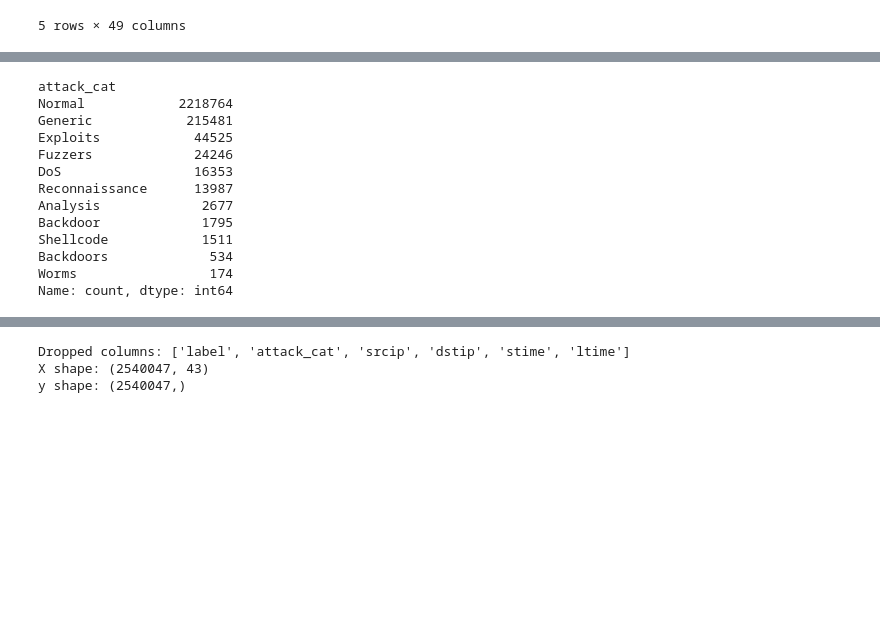
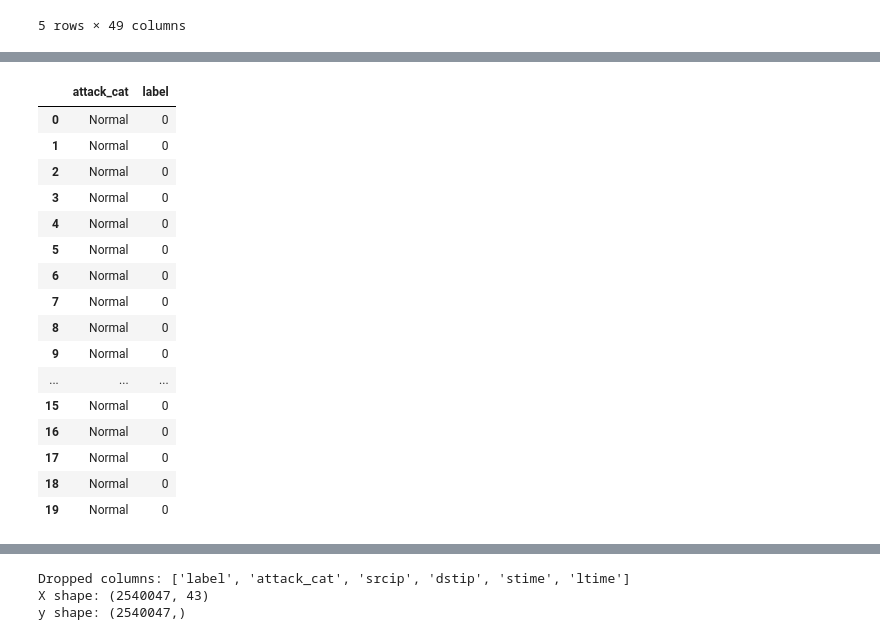
Before and after one commit to Driedoutjerky/nid-data-mining, a Jupyter notebook: notebooks/02_baseline_preprocessing.ipynb, the cells around one changed output, grey strips where cells are left out. Cells and saved outputs as stored; diff of their text form; code cells hidden in the pictures; blank space fills up the shorter version.

```diff
--- a/notebooks/02_baseline_preprocessing.ipynb
+++ b/notebooks/02_baseline_preprocessing.ipynb
@@ -144,25 +168,29 @@ memory usage: 949.6+ MB
 # %%
 # Normal traffic may have missing attack_cat in the full CSV files
 df["attack_cat"] = df["attack_cat"].fillna("Normal")
 df["attack_cat"] = df["attack_cat"].astype(str).str.strip()
 
 # service "-" means unidentified service
 df["service"] = df["service"].replace("-", "unknown")
 df["service"] = df["service"].fillna("unknown")
 df["service"] = df["service"].astype(str).str.strip()
 
-df["attack_cat"].value_counts()
+df[["attack_cat", "label"]].head(20)
 # %% [output]
-attack_cat
-Normal            2218764
-Generic            215481
-Exploits            44525
-Fuzzers             24246
-DoS                 16353
-Reconnaissance      13987
-Analysis             2677
-Backdoor             1795
-Shellcode            1511
-Backdoors             534
-Worms                 174
-Name: count, dtype: int64
+|  | attack_cat | label |
+| 0 | Normal | 0 |
+| 1 | Normal | 0 |
+| 2 | Normal | 0 |
+| 3 | Normal | 0 |
+| 4 | Normal | 0 |
+| 5 | Normal | 0 |
+| 6 | Normal | 0 |
+| 7 | Normal | 0 |
+| 8 | Normal | 0 |
+| 9 | Normal | 0 |
+| ... | ... | ... |
+| 15 | Normal | 0 |
+| 16 | Normal | 0 |
+| 17 | Normal | 0 |
+| 18 | Normal | 0 |
+| 19 | Normal | 0 |
```
Also changed, not shown: parts of 7 cells of this notebook.
